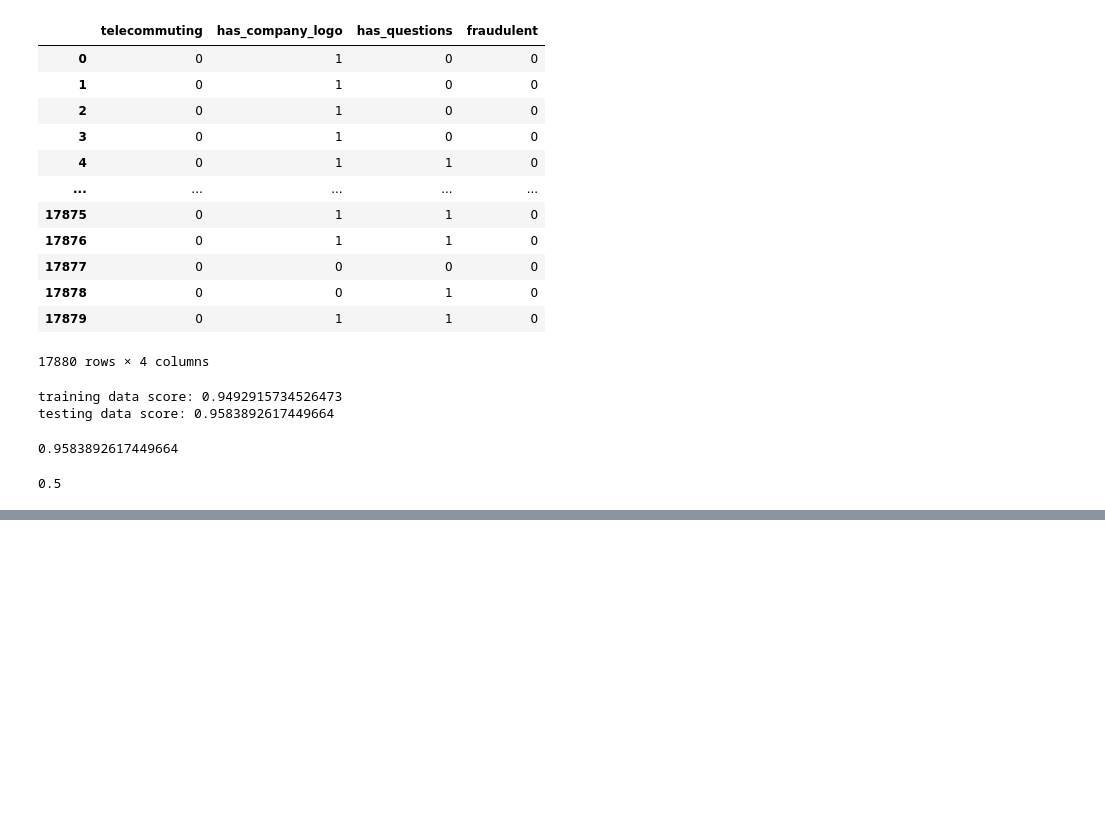
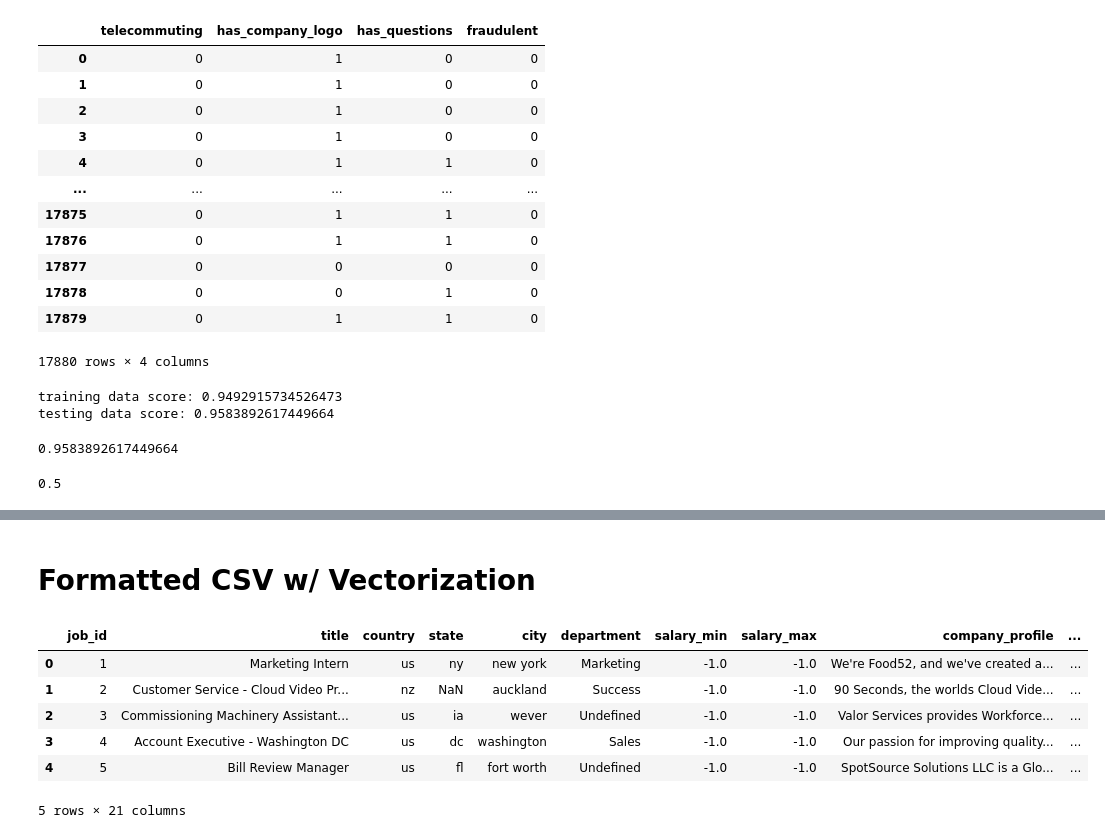
Before and after one commit to jebamania/group-project-2, a Jupyter notebook: Logistic Regression.ipynb, the cells around one changed output, grey strips where cells are left out. Cells and saved outputs as stored; diff of their text form; code cells hidden in the pictures; blank space fills up the shorter version.

```diff
--- a/Logistic Regression.ipynb
+++ b/Logistic Regression.ipynb
@@ -133,0 +161,14 @@ balanced_accuracy_score(y_test, baseline_predections)
+# %% [markdown]
+# **Formatted CSV w/ Vectorization**
+# %%
+# read in CSV
+formatted_df2 = pd.read_csv('../group-project-2/formatted dataset/fake_job_postings.csv')
+formatted_df2.head()
+# %% [output]
+|  | job_id | title | country | state | city | department | salary_min | salary_max | company_profile | ... |
+| 0 | 1 | Marketing Intern | us | ny | new york | Marketing | -1.0 | -1.0 | We're Food52, and we've created a... | ... |
+| 1 | 2 | Customer Service - Cloud Video Pr... | nz | NaN | auckland | Success | -1.0 | -1.0 | 90 Seconds, the worlds Cloud Vide... | ... |
+| 2 | 3 | Commissioning Machinery Assistant... | us | ia | wever | Undefined | -1.0 | -1.0 | Valor Services provides Workforce... | ... |
+| 3 | 4 | Account Executive - Washington DC | us | dc | washington | Sales | -1.0 | -1.0 | Our passion for improving quality... | ... |
+| 4 | 5 | Bill Review Manager | us | fl | fort worth | Undefined | -1.0 | -1.0 | SpotSource Solutions LLC is a Glo... | ... |
+5 rows × 21 columns
```
Also changed, not shown: parts of 16 cells of this notebook, 5 other files.
